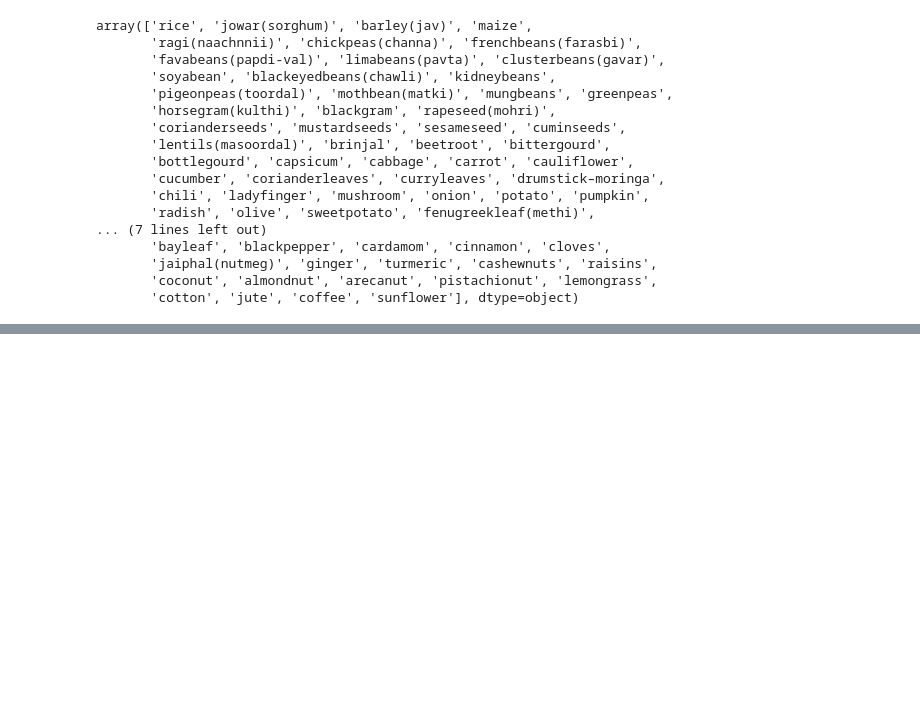
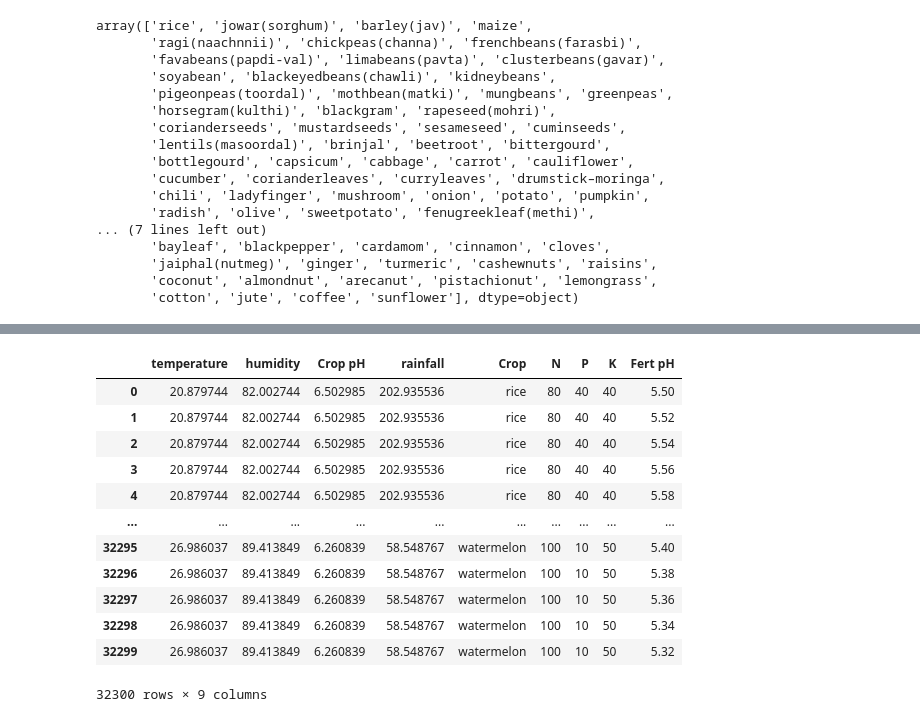
Before and after one commit to samuelMG1/PROJECT-PHASE-5, a Jupyter notebook: crop.ipynb, the cells around one changed output, grey strips where cells are left out. Cells and saved outputs as stored; diff of their text form; code cells hidden in the pictures; blank space fills up the shorter version.

```diff
--- a/crop.ipynb
+++ b/crop.ipynb
@@ -254,0 +312,17 @@ memory usage: 2.2+ MB
+# %%
+#dropping duplicates
+merged_df.drop_duplicates()
+# %% [output]
+|  | temperature | humidity | Crop pH | rainfall | Crop | N | P | K | Fert pH |
+| 0 | 20.879744 | 82.002744 | 6.502985 | 202.935536 | rice | 80 | 40 | 40 | 5.50 |
+| 1 | 20.879744 | 82.002744 | 6.502985 | 202.935536 | rice | 80 | 40 | 40 | 5.52 |
+| 2 | 20.879744 | 82.002744 | 6.502985 | 202.935536 | rice | 80 | 40 | 40 | 5.54 |
+| 3 | 20.879744 | 82.002744 | 6.502985 | 202.935536 | rice | 80 | 40 | 40 | 5.56 |
+| 4 | 20.879744 | 82.002744 | 6.502985 | 202.935536 | rice | 80 | 40 | 40 | 5.58 |
+| ... | ... | ... | ... | ... | ... | ... | ... | ... | ... |
+| 32295 | 26.986037 | 89.413849 | 6.260839 | 58.548767 | watermelon | 100 | 10 | 50 | 5.40 |
+| 32296 | 26.986037 | 89.413849 | 6.260839 | 58.548767 | watermelon | 100 | 10 | 50 | 5.38 |
+| 32297 | 26.986037 | 89.413849 | 6.260839 | 58.548767 | watermelon | 100 | 10 | 50 | 5.36 |
+| 32298 | 26.986037 | 89.413849 | 6.260839 | 58.548767 | watermelon | 100 | 10 | 50 | 5.34 |
+| 32299 | 26.986037 | 89.413849 | 6.260839 | 58.548767 | watermelon | 100 | 10 | 50 | 5.32 |
+32300 rows × 9 columns
```
Also changed, not shown: parts of 20 cells of this notebook.
